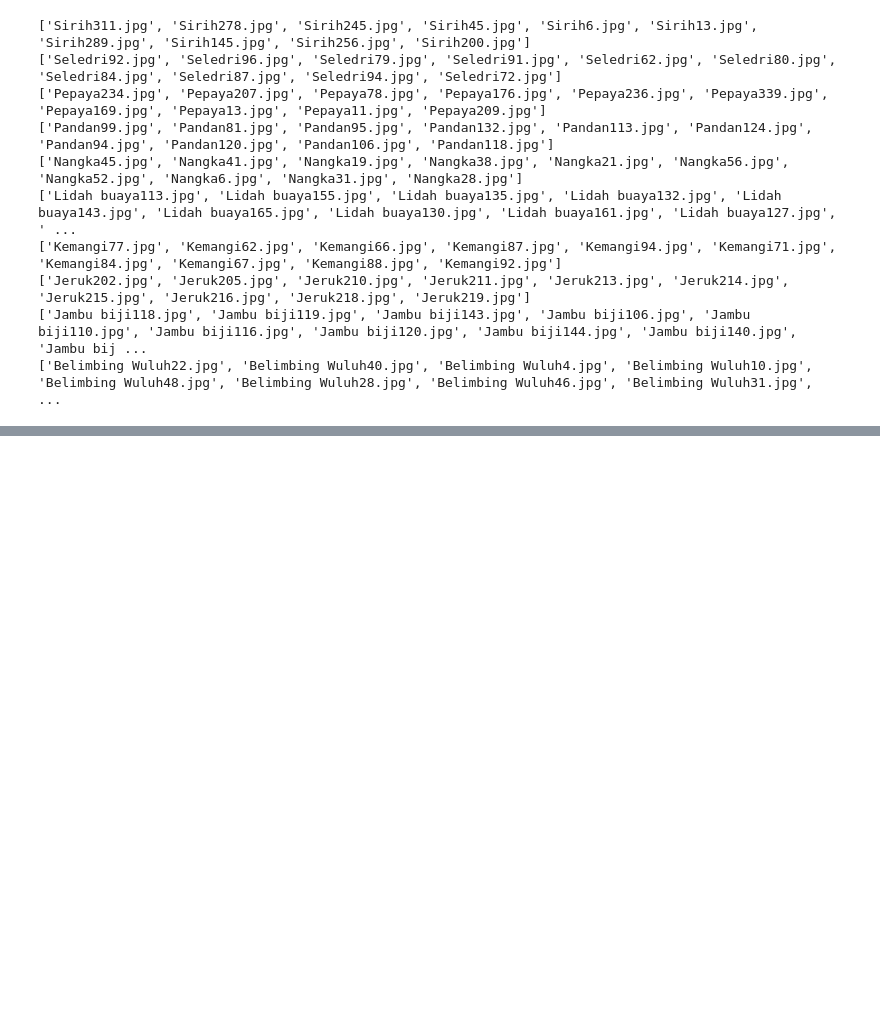
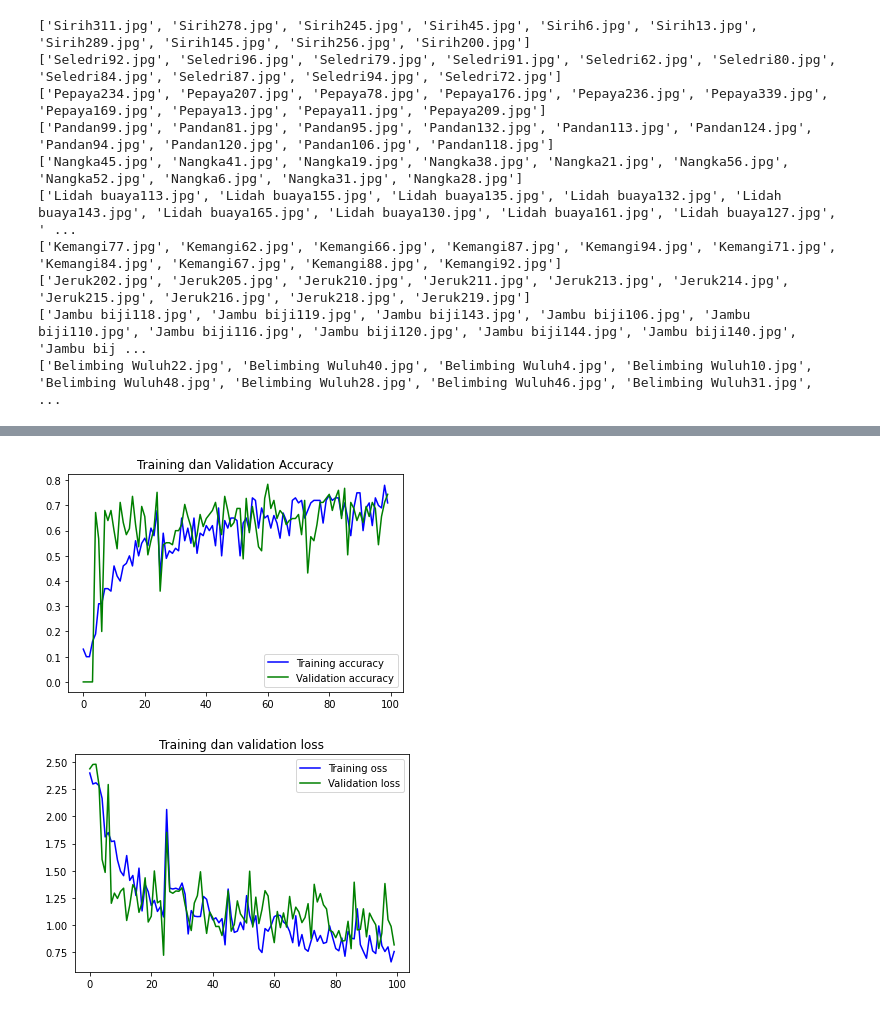
Before and after one commit to wahyubudii/CNN-VGG16-Herbal-Leaf-Classification, a Jupyter notebook: [TUBES_AI]_Wahyu_385_Bella_400.ipynb, the cells around one changed output, grey strips where cells are left out. Drawn from its saved outputs; the diff is of its cells as text; code cells hidden in the pictures; blank space fills up the shorter version.

```diff
--- a/[TUBES_AI]_Wahyu_385_Bella_400.ipynb
+++ b/[TUBES_AI]_Wahyu_385_Bella_400.ipynb
@@ -204,0 +278,22 @@ plt.show()
+# %%
+class myCallback(tf.keras.callbacks.Callback):
+  def on_epoch_end(self, epoch, logs = {}):
+    if(logs.get('accuracy') > 0.95):
+      print('\nAkurasi sudah lebih dari 95%')
+      self.model.stop_training = True
+
+callbacks = myCallback()
+# %%
+model.compile(loss='categorical_crossentropy',
+              optimizer=tf.optimizers.Adam(),
+              metrics=['accuracy'])
+# %%
+history = model.fit(
+      train_generator,
+      steps_per_epoch=20,
+      epochs=100,
+      validation_data=validation_generator,
+      validation_steps=25,
+      verbose=2,
+      callbacks = [callbacks],
+)
@@ -204,0 +318,23 @@ plt.show()
+# %%
+acc = history.history['accuracy']
+val_acc = history.history['val_accuracy']
+loss = history.history['loss']
+val_loss = history.history['val_loss']
+
+epochs = range(len(acc))
+
+plt.plot(epochs, acc, 'b', label='Training accuracy')
+plt.plot(epochs, val_acc, 'g', label='Validation accuracy')
+plt.title('Training dan Validation Accuracy')
+plt.legend(loc=0)
+plt.figure()
+
+plt.plot(epochs, loss, 'b', label='Training oss')
+plt.plot(epochs, val_loss, 'g', label='Validation loss')
+plt.title('Training dan validation loss')
+plt.legend(loc=0)
+
+plt.show()
+# %% [output]
+[figure, added]
+[figure, added]
```
Also changed, not shown: parts of 8 cells of this notebook.
